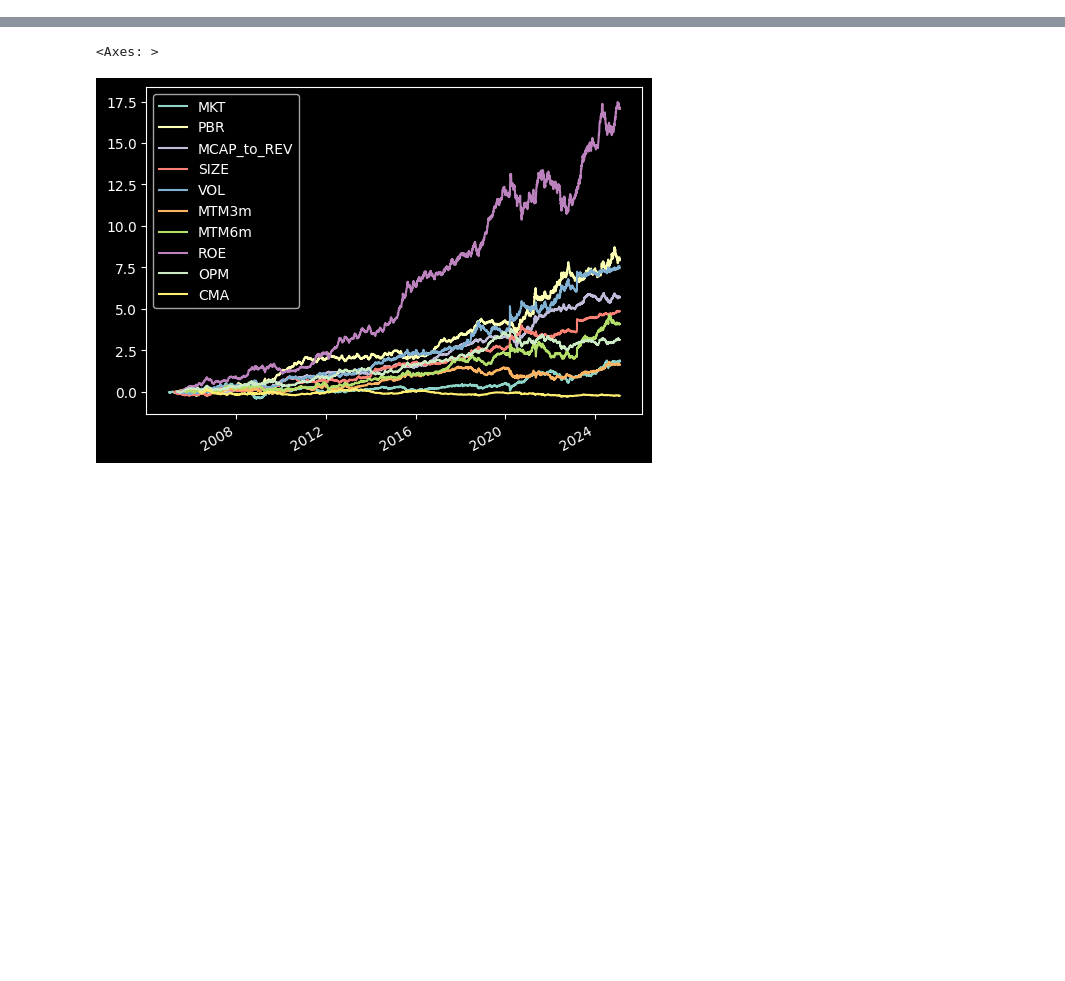
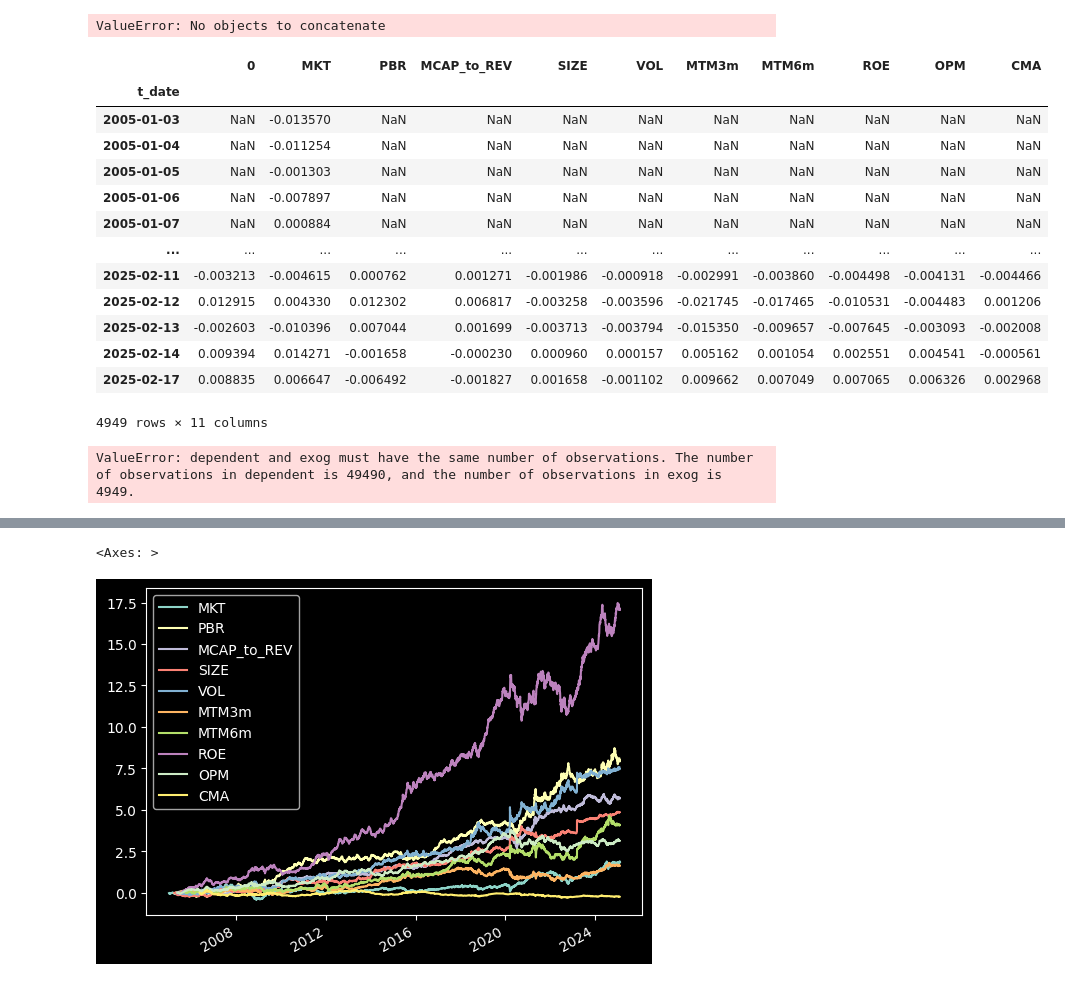
Before and after one commit to DeepLeek-quant/scythe-quant, a Jupyter notebook: examples/examples.ipynb, the cells around one changed output, grey strips where cells are left out. Drawn from its saved outputs; the diff is of its cells as text; code cells hidden in the pictures; blank space fills up the shorter version.

```diff
--- a/examples/examples.ipynb
+++ b/examples/examples.ipynb
@@ -13,0 +94,44 @@ db._update_factor_model()
+# %%
+# Create a DataFrame with the required columns
+data_subset = data[[0, 'MKT']].dropna().reset_index()
+data_subset['fake_index'] = range(len(data_subset))  # Add fake index
+data_subset = data_subset.set_index(['fake_index', 't_date'])  # Set fake index
+# data_subset
+
+model = FamaMacBeth.from_formula(f"0 ~ 1 + MKT", data=data_subset)
+results = model.fit()
+# %% [output]
+ValueError: No objects to concatenate
+# %%
+data
+# %% [output]
+|  | 0 | MKT | PBR | MCAP_to_REV | SIZE | VOL | MTM3m | MTM6m | ROE | OPM | CMA |
+| t_date |  |  |  |  |  |  |  |  |  |  |  |
+| 2005-01-03 | NaN | -0.013570 | NaN | NaN | NaN | NaN | NaN | NaN | NaN | NaN | NaN |
+| 2005-01-04 | NaN | -0.011254 | NaN | NaN | NaN | NaN | NaN | NaN | NaN | NaN | NaN |
+| 2005-01-05 | NaN | -0.001303 | NaN | NaN | NaN | NaN | NaN | NaN | NaN | NaN | NaN |
+| 2005-01-06 | NaN | -0.007897 | NaN | NaN | NaN | NaN | NaN | NaN | NaN | NaN | NaN |
+| 2005-01-07 | NaN | 0.000884 | NaN | NaN | NaN | NaN | NaN | NaN | NaN | NaN | NaN |
+| ... | ... | ... | ... | ... | ... | ... | ... | ... | ... | ... | ... |
+| 2025-02-11 | -0.003213 | -0.004615 | 0.000762 | 0.001271 | -0.001986 | -0.000918 | -0.002991 | -0.003860 | -0.004498 | -0.004131 | -0.004466 |
+| 2025-02-12 | 0.012915 | 0.004330 | 0.012302 | 0.006817 | -0.003258 | -0.003596 | -0.021745 | -0.017465 | -0.010531 | -0.004483 | 0.001206 |
+| 2025-02-13 | -0.002603 | -0.010396 | 0.007044 | 0.001699 | -0.003713 | -0.003794 | -0.015350 | -0.009657 | -0.007645 | -0.003093 | -0.002008 |
+| 2025-02-14 | 0.009394 | 0.014271 | -0.001658 | -0.000230 | 0.000960 | 0.000157 | 0.005162 | 0.001054 | 0.002551 | 0.004541 | -0.000561 |
+| 2025-02-17 | 0.008835 | 0.006647 | -0.006492 | -0.001827 | 0.001658 | -0.001102 | 0.009662 | 0.007049 | 0.007065 | 0.006326 | 0.002968 |
+4949 rows × 11 columns
+# %%
+from linearmodels import FamaMacBeth
+
+X = data[model.columns]
+y = data.drop(columns=model.columns)
+
+# Run the Fama-MacBeth regression
+fmb = FamaMacBeth(X, y)
+
+# # Get the regression results
+results = fmb.fit()
+
+# # Print the summary
+# print(results.summary())
+# %% [output]
+ValueError: dependent and exog must have the same number of observations. The number of observations in dependent is 49490, and the number of observations in exog is 4949.
```
Also changed, not shown: parts of 17 cells of this notebook, 4 other files.
